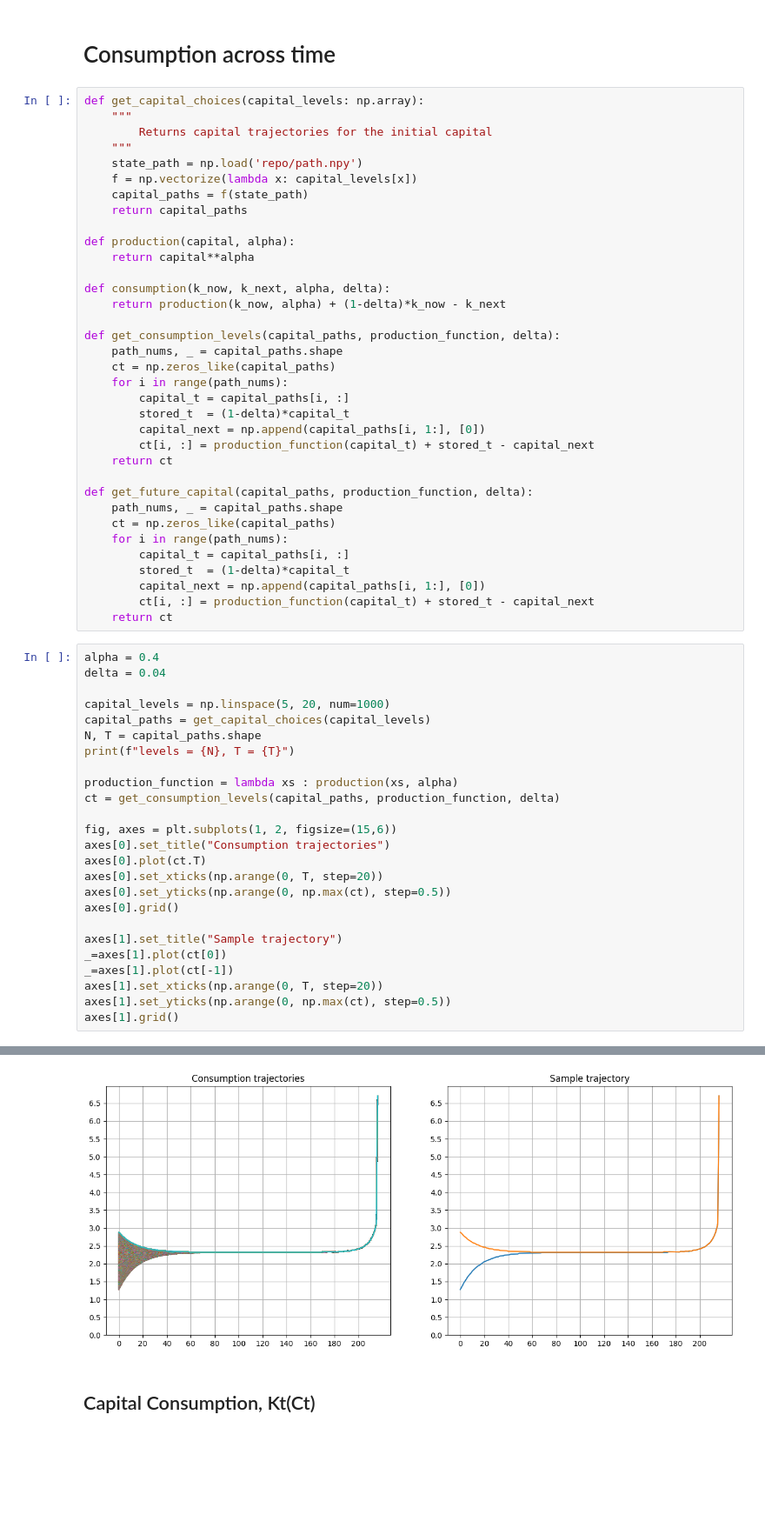
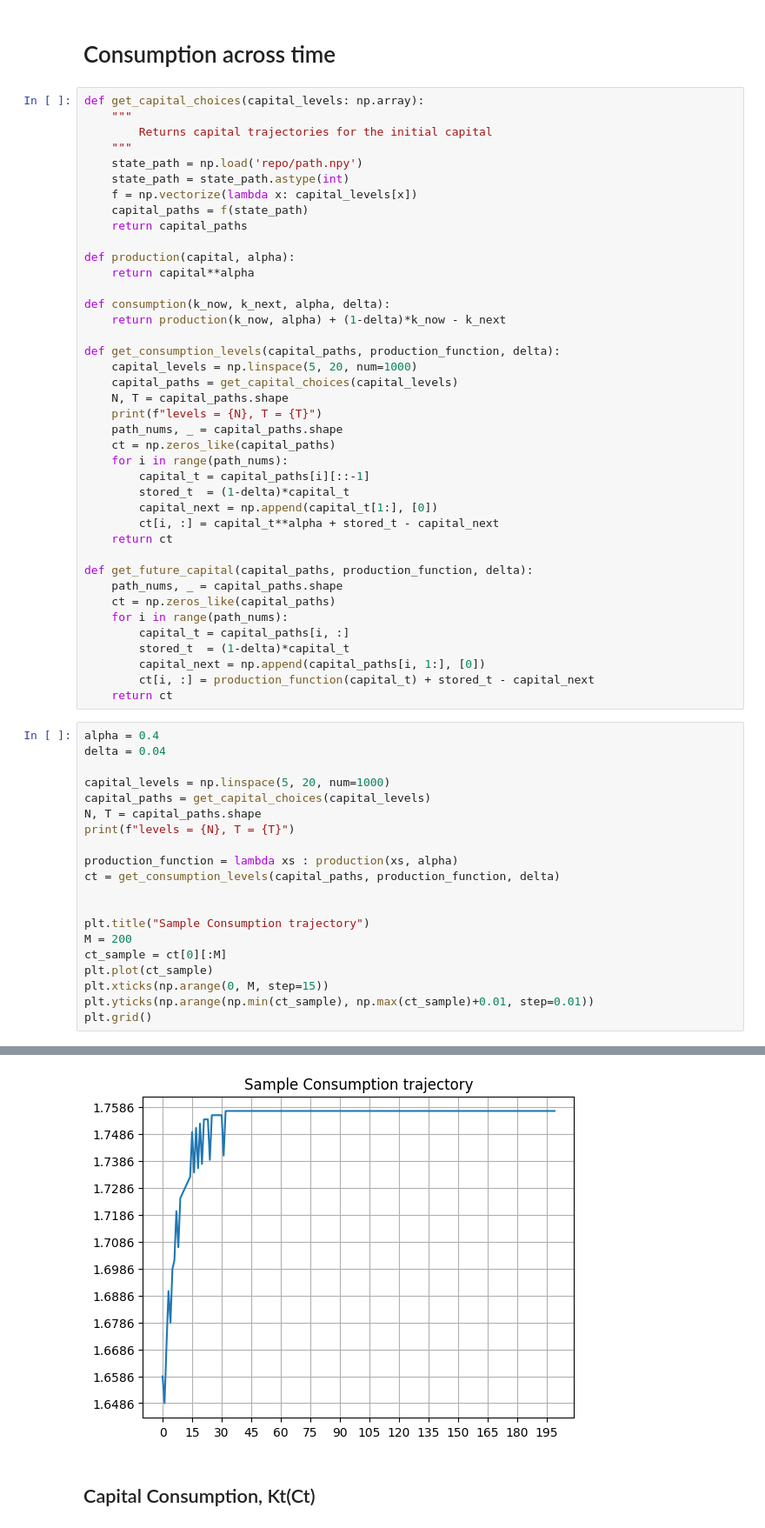
Before and after one commit to dominikstipic/macro, a Jupyter notebook: main.ipynb, the cells around one changed output, grey strips where cells are left out. Shown at 87% size. Cells and saved outputs as stored; diff of their text form; blank space fills up the shorter version.

Commit message:
new states; fix graphs

```diff
--- a/main.ipynb
+++ b/main.ipynb
@@ -116,6 +99,7 @@ def get_capital_choices(capital_levels: np.array):
         Returns capital trajectories for the initial capital
     """
     state_path = np.load('repo/path.npy')
+    state_path = state_path.astype(int)
     f = np.vectorize(lambda x: capital_levels[x])
     capital_paths = f(state_path)
     return capital_paths
@@ -127,13 +111,17 @@ def consumption(k_now, k_next, alpha, delta):
     return production(k_now, alpha) + (1-delta)*k_now - k_next
 
 def get_consumption_levels(capital_paths, production_function, delta):
+    capital_levels = np.linspace(5, 20, num=1000)
+    capital_paths = get_capital_choices(capital_levels)
+    N, T = capital_paths.shape
+    print(f"levels = {N}, T = {T}")
     path_nums, _ = capital_paths.shape
     ct = np.zeros_like(capital_paths)
     for i in range(path_nums):
-        capital_t = capital_paths[i, :]
+        capital_t = capital_paths[i][::-1]
         stored_t  = (1-delta)*capital_t
-        capital_next = np.append(capital_paths[i, 1:], [0])
-        ct[i, :] = production_function(capital_t) + stored_t - capital_next
+        capital_next = np.append(capital_t[1:], [0])
+        ct[i, :] = capital_t**alpha + stored_t - capital_next
     return ct
 
 def get_future_capital(capital_paths, production_function, delta):
@@ -157,17 +145,12 @@ print(f"levels = {N}, T = {T}")
 production_function = lambda xs : production(xs, alpha)
 ct = get_consumption_levels(capital_paths, production_function, delta)
 
-fig, axes = plt.subplots(1, 2, figsize=(15,6))
-axes[0].set_title("Consumption trajectories")
-axes[0].plot(ct.T)
-axes[0].set_xticks(np.arange(0, T, step=20))
-axes[0].set_yticks(np.arange(0, np.max(ct), step=0.5))
-axes[0].grid()
 
-axes[1].set_title("Sample trajectory")
-_=axes[1].plot(ct[0])
-_=axes[1].plot(ct[-1])
-axes[1].set_xticks(np.arange(0, T, step=20))
-axes[1].set_yticks(np.arange(0, np.max(ct), step=0.5))
-axes[1].grid()
+plt.title("Sample Consumption trajectory")
+M = 200
+ct_sample = ct[0][:M]
+plt.plot(ct_sample)
+plt.xticks(np.arange(0, M, step=15))
+plt.yticks(np.arange(np.min(ct_sample), np.max(ct_sample)+0.01, step=0.01))
+plt.grid()
 # %% [output]
@@ -175,4 +159,4 @@ levels = 1000, T = 217
-[figure, old version]
+[figure, new version]
 # %% [markdown]
 ## Capital Consumption, Kt(Ct)
 # %%
```
Also changed, not shown: parts of 4 cells of this notebook, 3 other files.
